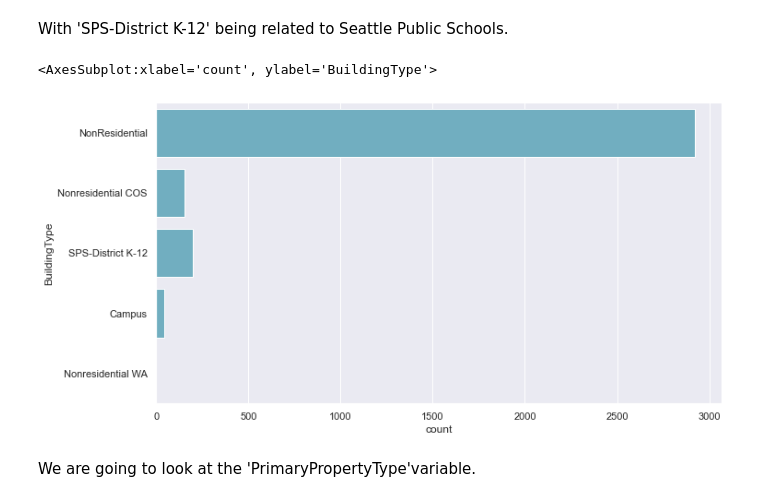
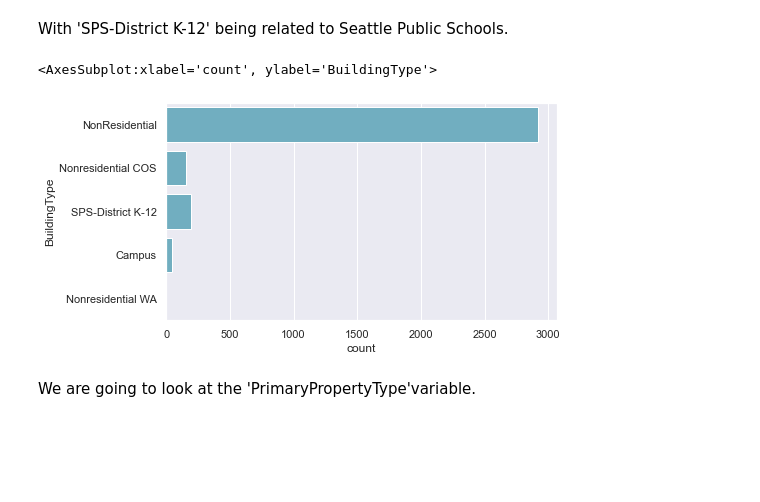
Before and after one commit to MariaDBPerez/energy_consumption, a Jupyter notebook: project_4.ipynb, the cells around one changed output. Saved outputs shown, nothing was run; the diff lists cells and outputs as text; code cells hidden in the pictures; blank space fills up the shorter version.

```diff
--- a/project_4.ipynb
+++ b/project_4.ipynb
@@ -289,7 +290,7 @@ comparison_columns_data_files(new_df_2015,new_df_2016)
 # %%
 columns_for_analyses = ['OSEBuildingID', 'DataYear', 'BuildingType', 'PrimaryPropertyType', 'ZipCode', 'Neighborhood', 'YearBuilt',
                         'ENERGYSTARScore', 'SiteEUI(kBtu/sf)', 'SourceEUI(kBtu/sf)', 'SiteEnergyUse(kBtu)', 'NumberofBuildings', 'NumberofFloors',
-                        'PropertyGFATotal', 'PropertyGFAParking', 'PropertyGFABuilding(s)', 'GHGEmissionsIntensity', 'TotalGHGEmissions']
+                        'PropertyGFATotal', 'PropertyGFABuilding(s)', 'GHGEmissionsIntensity', 'TotalGHGEmissions']
 # %%
 new_data_frame_2015 = new_df_2015.copy()
 # %%
@@ -319,7 +334,7 @@ data_subset_2016.head()
 # %% [markdown]
 We will create now a new data frame that contains the union between 2015 and 2016 data, so that we can perform our analysis.
 # %%
-new_df_both_years = pd.concat([data_subset_2015[data_subset_2016.columns],data_subset_2016], axis = 0).sort_values(["DataYear", "OSEBuildingID"])
+new_df_both_years = pd.concat([data_subset_2015[data_subset_2016.columns],data_subset_2016], axis = 0, ignore_index=True).sort_values(["DataYear", "OSEBuildingID"])
 # %%
 new_df_both_years.head()
 # %% [output]
@@ -405,10 +416,11 @@ array(['NonResidential', 'Nonresidential COS', 'SPS-District K-12',
 # %% [markdown]
 With 'SPS-District K-12' being related to Seattle Public Schools.
 # %%
+plt.subplots(figsize=(7, 4))
 sns.countplot(y="BuildingType", data=new_df_both_years, color="c")
 # %% [output]
 <AxesSubplot:xlabel='count', ylabel='BuildingType'>
-[figure, old version]
+[figure, new version]
 # %% [markdown]
 We are going to look at the 'PrimaryPropertyType'variable.
 # %%
```
Also changed, not shown: parts of 59 cells of this notebook.
